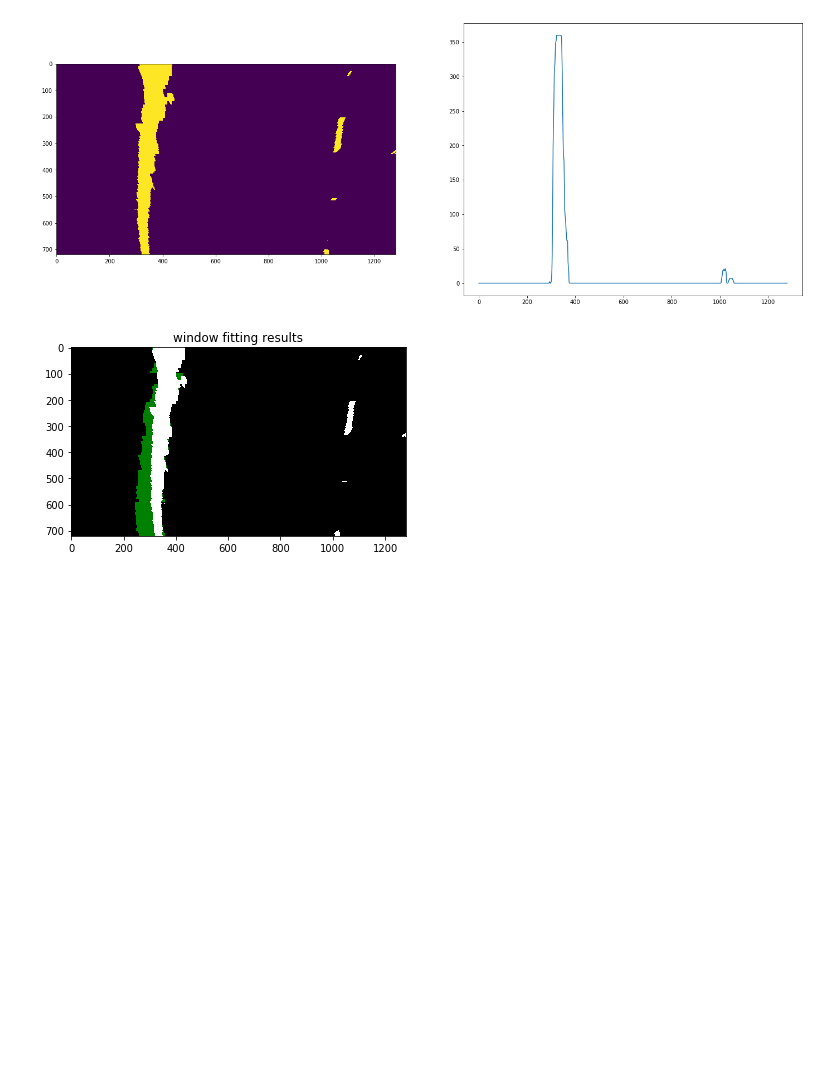
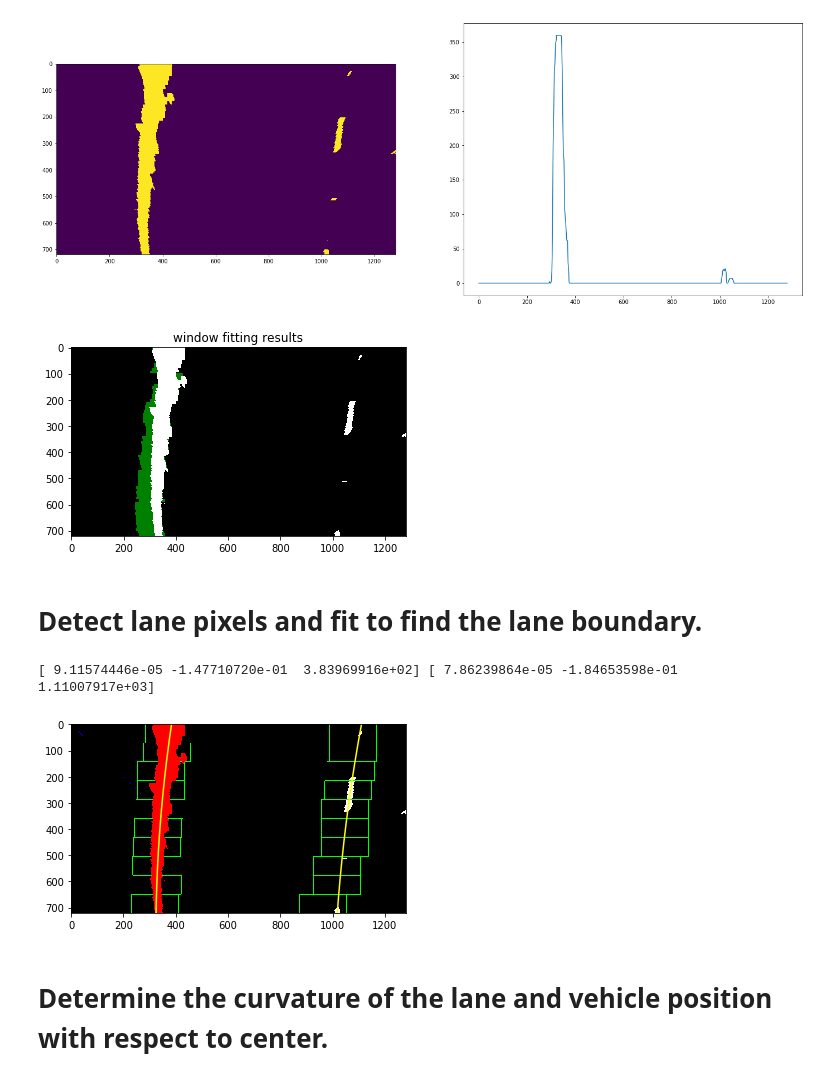
Before and after one commit to yoheitaonishi/CarND-Advanced-Lane-Lines, a Jupyter notebook: calibration.ipynb, the cells around one changed output. Saved outputs shown, nothing was run; the diff lists cells and outputs as text; code cells hidden in the pictures; blank space fills up the shorter version.

```diff
--- a/calibration.ipynb
+++ b/calibration.ipynb
@@ -326,3 +334,5 @@ plt.title('window fitting results')
 plt.show()
 # %% [output]
 [figure]
+# %% [markdown]
+# Detect lane pixels and fit to find the lane boundary.
@@ -328,0 +445,8 @@ plt.show()
+# %%
+left_fit, right_fit = polynominal(warped_image)
+print(left_fit, right_fit)
+# %% [output]
+[ 9.11574446e-05 -1.47710720e-01  3.83969916e+02] [ 7.86239864e-05 -1.84653598e-01  1.11007917e+03]
+[figure, added]
+# %% [markdown]
+# Determine the curvature of the lane and vehicle position with respect to center.
```
Also changed, not shown: parts of 7 cells of this notebook.
